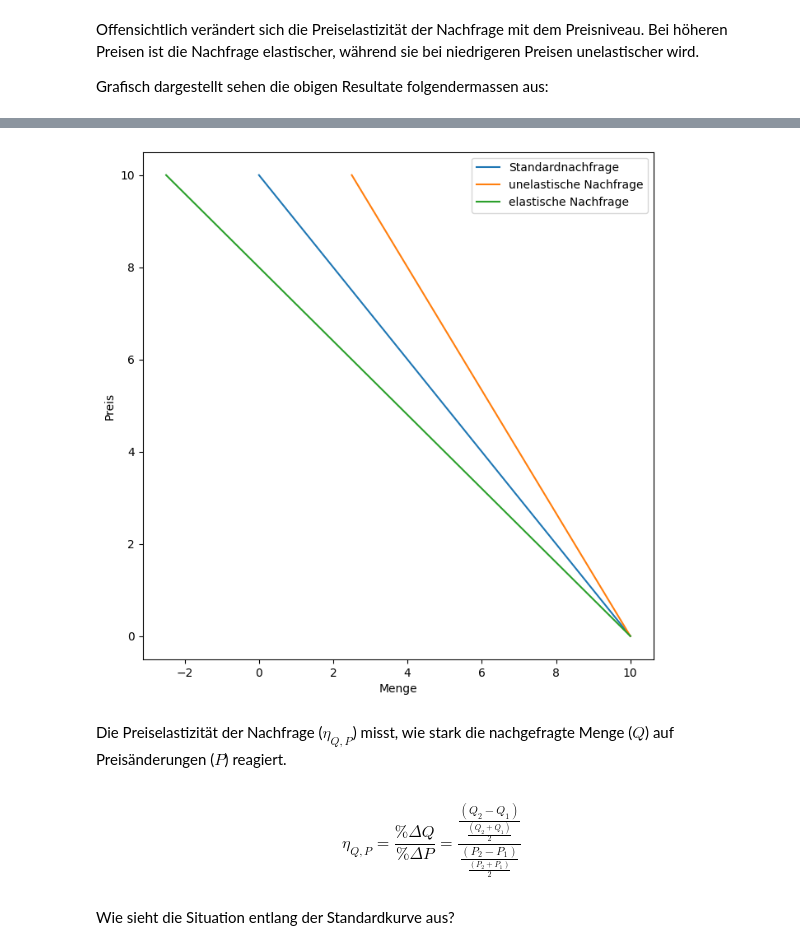
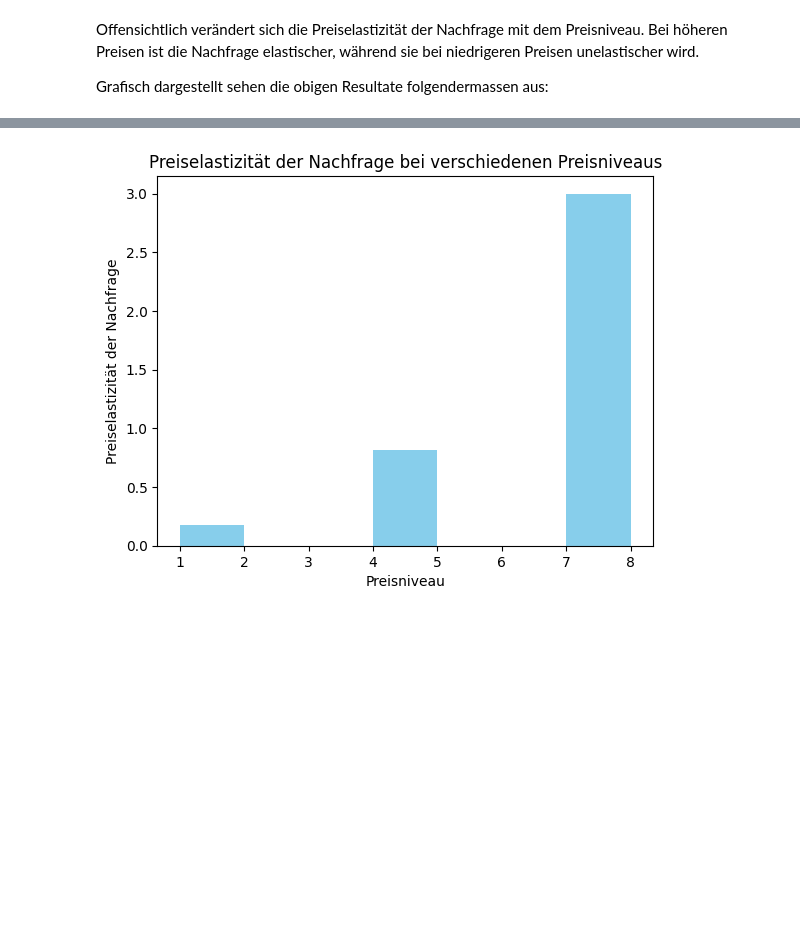
Before and after one commit to SkriptenMk/WR_I_24-27, a Jupyter notebook: docs/bwl/marketing/pe.ipynb, the cells around one changed output, grey strips where cells are left out. Saved outputs shown, nothing was run; the diff lists cells and outputs as text; code cells hidden in the pictures; blank space fills up the shorter version.

Commit message:
Visualisiere die Preiselastizität der Nachfrage bei verschiedenen Preisniveaus.

```diff
--- a/docs/bwl/marketing/pe.ipynb
+++ b/docs/bwl/marketing/pe.ipynb
@@ -211,25 +184,12 @@ df_filtered = df[df['unelastisch'] >= 0]
-# %%
-plt.figure(figsize=(8, 8))
-
-plt.plot(df_filtered['Menge'], df_filtered.index, label='Standardnachfrage')
-plt.plot(df_filtered['unelastisch'], df_filtered.index, label='unelastische Nachfrage')
-plt.plot(df_filtered['elastisch'], df_filtered.index, label='elastische Nachfrage')
-
-
-plt.xlabel('Menge')
-plt.ylabel('Preis')
-plt.legend()
-plt.show()
-# %% [output]
-[figure, removed]
-# %% [markdown]
-Die Preiselastizität der Nachfrage ($\eta_{Q,P}$) misst, wie stark die nachgefragte Menge ($Q$) auf Preisänderungen ($P$) reagiert.
-# %% [markdown]
-$$
-\eta_{Q,P} = \frac{\%\Delta Q}{\%\Delta P} = \frac{
-    \frac{(Q_2 - Q_1)}{\frac{(Q_2 + Q_1)}{ 2}}
-    }{
-    \frac{(P_2 - P_1)}{\frac{(P_2 + P_1)}{ 2}}}
-$$
-# %% [markdown]
-Wie sieht die Situation entlang der Standardkurve aus?
+# %%
+p1en = [7, 4, 1]
+etas = [-pe1, -pe2, -pe3]
+# %%
+fig, ax = plt.subplots()
+ax.bar(p1en, etas, width=1, align="edge", color='skyblue')
+ax.set_xlabel('Preisniveau')
+ax.set_ylabel('Preiselastizität der Nachfrage')
+ax.set_title('Preiselastizität der Nachfrage bei verschiedenen Preisniveaus')
+plt.show()
+# %% [output]
+[figure, added]
```
Also changed, not shown: parts of 5 cells of this notebook.
